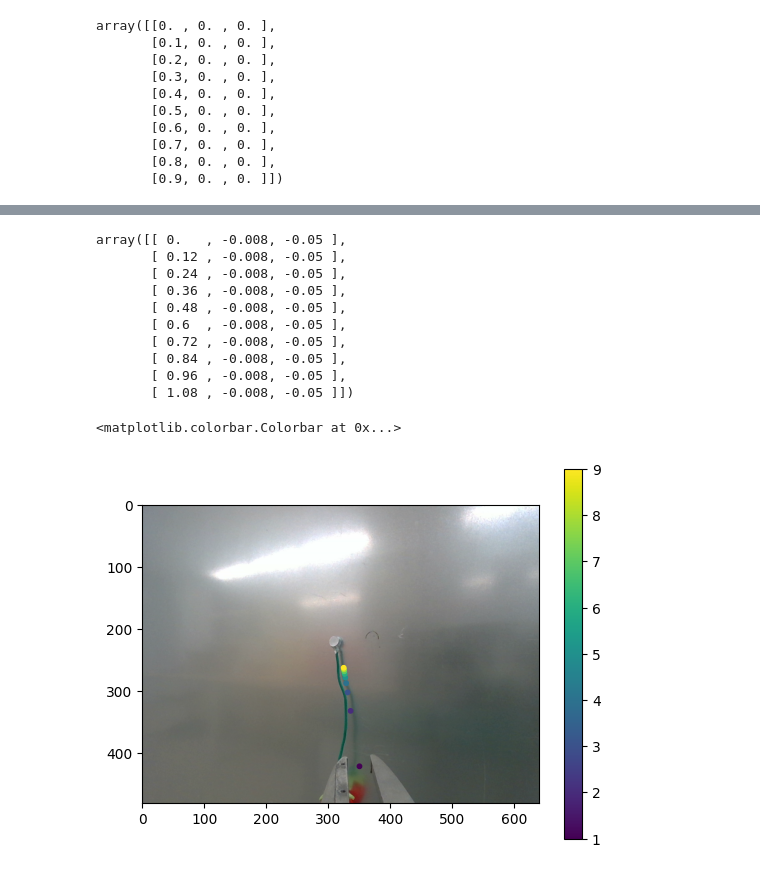
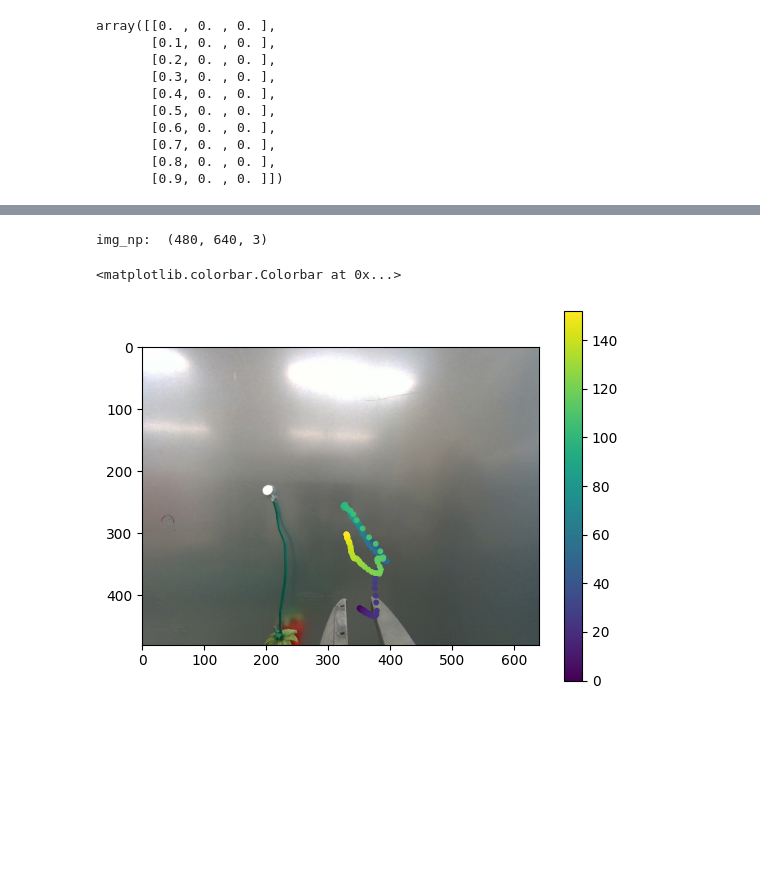
Before and after one commit to AgRoboticsResearch/act-plus-plus, a Jupyter notebook: playground/pangolin/inference_scara.ipynb, the cells around one changed output, grey strips where cells are left out. Drawn from its saved outputs; the diff is of its cells as text; code cells hidden in the pictures; blank space fills up the shorter version.

```diff
--- a/playground/pangolin/inference_scara.ipynb
+++ b/playground/pangolin/inference_scara.ipynb
@@ -282,0 +288,37 @@ gt_ee_pose, orientations = joint_states_to_ee_pose(action_obs_np[:, :4], fk_solv
+# %%
+def vector_quat_to_matrix(vector, quat):
+    """
+    Converts a vector and a quaternion to a transformation matrix.
+    input:
+        vector: a 3-dimensional vector (x, y, z)
+        quat: a 4-dimensional quaternion (x, y, z, w)
+    output:
+        transformation_matrix: a 4x4 transformation matrix
+    """
+    rotation_matrix = tf.quaternion_matrix(quat)
+    translation_matrix = tf.translation_matrix(vector)
+    transformation_matrix = translation_matrix.dot(rotation_matrix)
+    return transformation_matrix
+# %%
+init_pose, init_ori = joint_states_to_ee_pose(action_obs_np[[0], :4], fk_solver)
+gt_ee_pose, orientations = joint_states_to_ee_pose(action_obs_np[:, :4], fk_solver)
+
+init_pose = init_pose[0]
+init_ori = init_ori[0]
+init_matrix = vector_quat_to_matrix(init_pose, init_ori)
+world_T_init = np.linalg.inv(init_matrix)
+# %%
+# all traj matrix
+ee_in_inits = []
+ee_in_init_poss = []
+for i in range(len(gt_ee_pose)):
+    pos_vec = gt_ee_pose[i]
+    ori_quat = orientations[i]
+    ee_in_world = vector_quat_to_matrix(pos_vec, ori_quat)
+    ee_in_init = ee_in_world.dot(world_T_init)
+    ee_in_inits.append(ee_in_init)
+    ee_in_init_pos = ee_in_init[:3, 3]
+    ee_in_init_poss.append(ee_in_init_pos)
+
+ee_in_inits = np.asarray(ee_in_inits)
+ee_in_init_poss = np.asarray(ee_in_init_poss)
@@ -341,5 +419,6 @@ array([[0. , 0. , 0. ],
        [0.8, 0. , 0. ],
        [0.9, 0. , 0. ]])
 # %%
-pts_ee = gt_ee_pose.copy()
+pts_ee = ee_in_init_poss.copy()
+pts_ee[0]
 # %% [output]
@@ -379,16 +434,3 @@ array([[ 0.12 , -0.008, -0.05 ],
-# %%
-pts_camera
-# %% [output]
-array([[ 0.   , -0.008, -0.05 ],
-       [ 0.12 , -0.008, -0.05 ],
-       [ 0.24 , -0.008, -0.05 ],
-       [ 0.36 , -0.008, -0.05 ],
-       [ 0.48 , -0.008, -0.05 ],
-       [ 0.6  , -0.008, -0.05 ],
-       [ 0.72 , -0.008, -0.05 ],
-       [ 0.84 , -0.008, -0.05 ],
-       [ 0.96 , -0.008, -0.05 ],
-       [ 1.08 , -0.008, -0.05 ]])
 # %%
 pts_in_camera_opt = pts_camera.copy()
 pts_in_camera_opt = pts_in_camera_opt[:, [1, 2, 0]]
@@ -399,11 +441,15 @@ pts_in_camera_opt[:, 1] = -pts_in_camera_opt[:, 1]
 # uv = project_points_to_uv_batch(rgb_p, pts_optical)
 uvs = proj.project_point_to_image(pts_in_camera_opt, rgb_p)
 # %%
+with h5py.File(h5data_file, "r") as root:
+    img_np = root["/observations/images/wrist"][0]
+print("img_np: ",img_np.shape)
 img_plot = img_np.copy()
 
 plt.imshow(cv.cvtColor(img_np, cv.COLOR_BGR2RGB))
 plt.scatter(uvs[:, 0], uvs[:, 1], c=range(len(uvs)), s=10)
 plt.colorbar()
 # %% [output]
-<matplotlib.colorbar.Colorbar at 0x...>
+img_np:  (480, 640, 3)
+<matplotlib.colorbar.Colorbar at 0x...>
-[figure, old version]
+[figure, new version]
```
Also changed, not shown: parts of 20 cells of this notebook, 9 other files.
